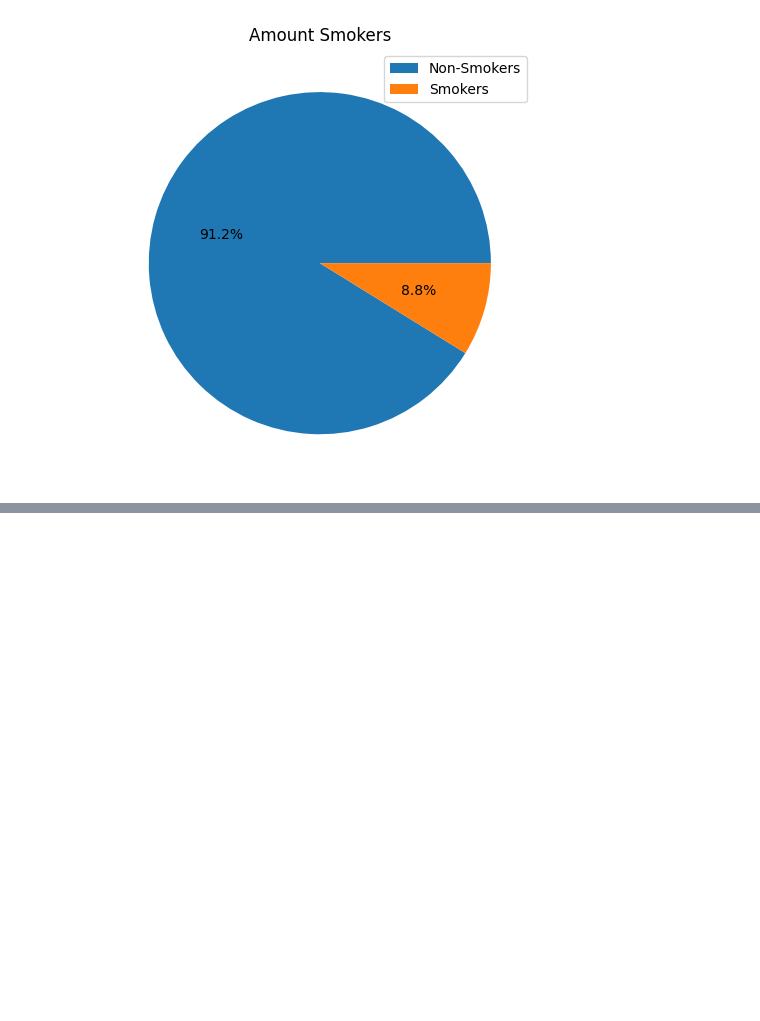
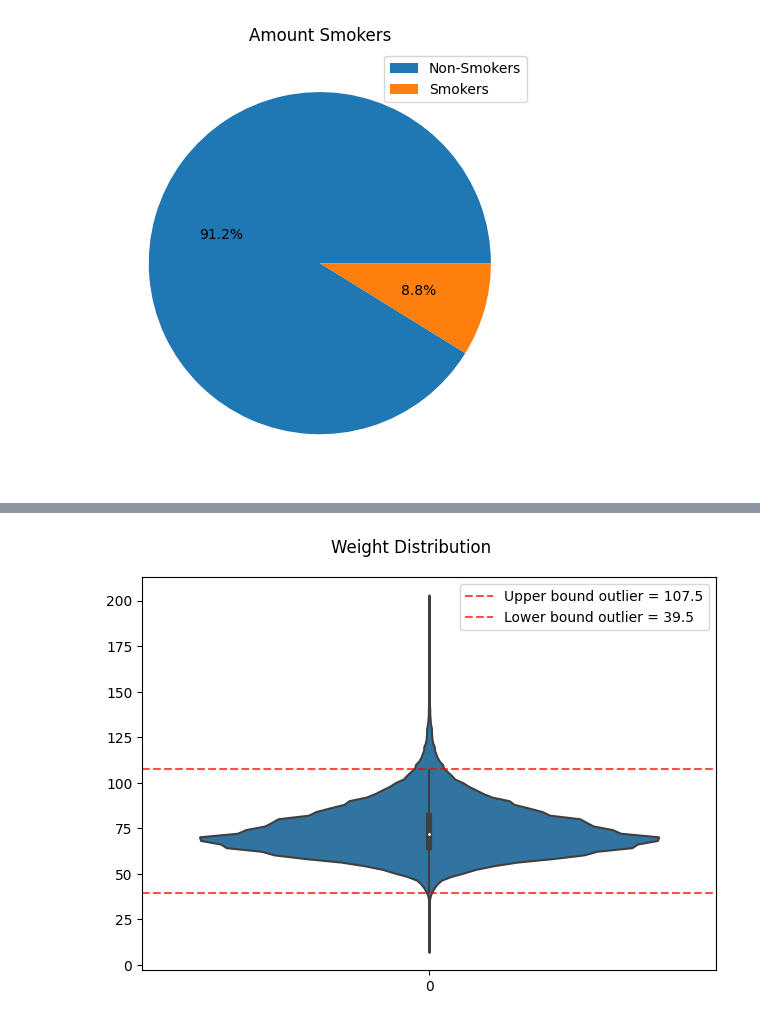
Before and after one commit to Andreas-Svensson/disease_prediction, a Jupyter notebook: data_analysis.ipynb, the cells around one changed output, grey strips where cells are left out. Drawn from its saved outputs; the diff is of its cells as text; code cells hidden in the pictures; blank space fills up the shorter version.

```diff
--- a/data_analysis.ipynb
+++ b/data_analysis.ipynb
@@ -105,0 +129,9 @@ plt.tight_layout()
+# %%
+sns.violinplot(df["weight"])
+plt.axhline(y = outlier_upper, label = f"Upper bound outlier = {outlier_upper}", color = "r", linestyle = "--", alpha = 0.7)
+plt.axhline(y = outlier_lower, label = f"Lower bound outlier = {outlier_lower}", color = "r", linestyle = "--", alpha = 0.7)
+plt.legend()
+plt.suptitle("Weight Distribution")
+plt.tight_layout()
+# %% [output]
+[figure, added]
```
Also changed, not shown: parts of 5 cells of this notebook.
